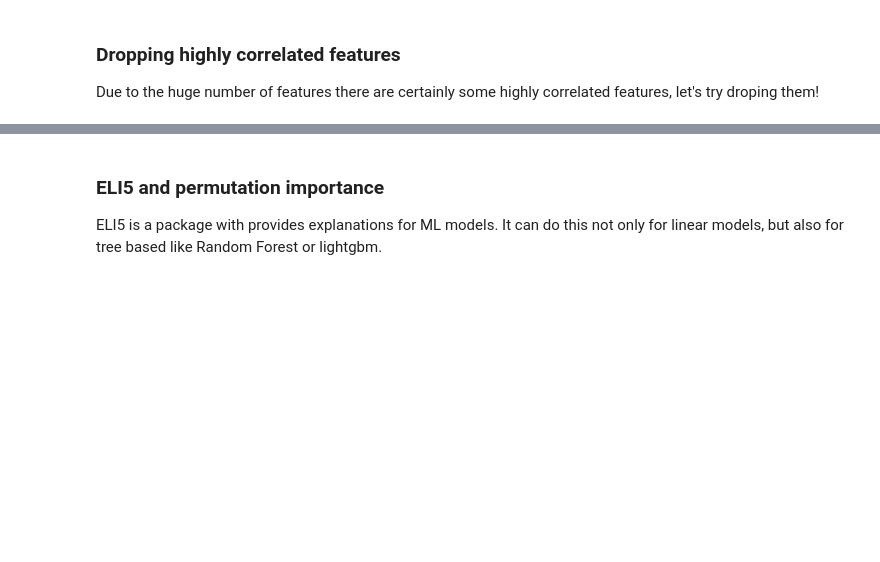
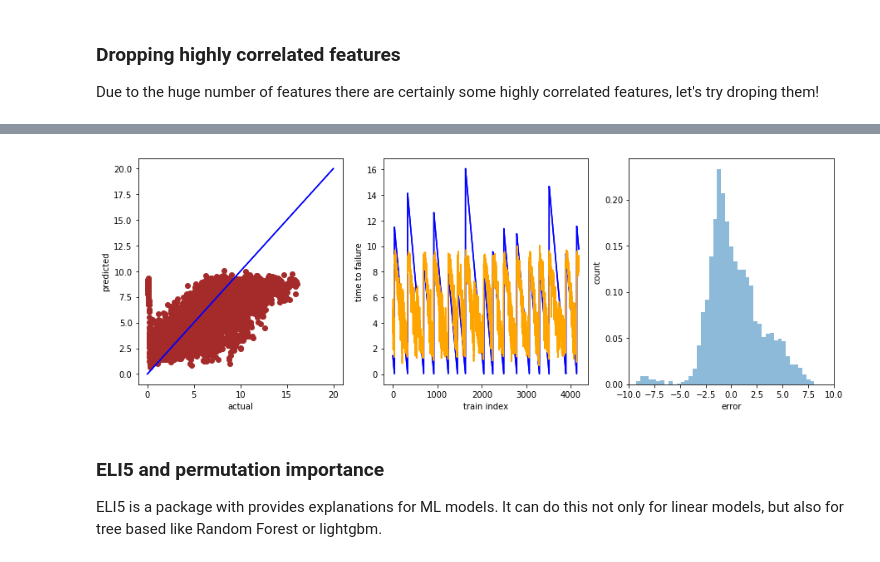
Before and after one commit to ricarddelgado/lanl-earthquake-kaggle, a Jupyter notebook: lanl_master_notebookv3.ipynb, the cells around one changed output, grey strips where cells are left out. Saved outputs shown, nothing was run; the diff lists cells and outputs as text; code cells hidden in the pictures; blank space fills up the shorter version.

```diff
--- a/lanl_master_notebookv3.ipynb
+++ b/lanl_master_notebookv3.ipynb
@@ -550,4 +636,6 @@ oof_lgb_uncorr, prediction_lgb_uncorr, scores_lgb_uncorr = train_model(
     folds=folds_models,
     params=params_lgb_uncorr,
     model_type='lgb',
-    compute_feature_importance=False)
+    compute_feature_importance=False,
+    show_scatter=True)
+# %% [output]
@@ -554,3 +648,4 @@ oof_lgb_uncorr, prediction_lgb_uncorr, scores_lgb_uncorr = train_model(
+[figure, added]
 # %% [markdown]
 ### ELI5 and permutation importance
 ELI5 is a package with provides explanations for ML models. It can do this not only for linear models, but also for tree based like Random Forest or lightgbm.
```
Also changed, not shown: parts of 22 cells of this notebook, 1 other file.
